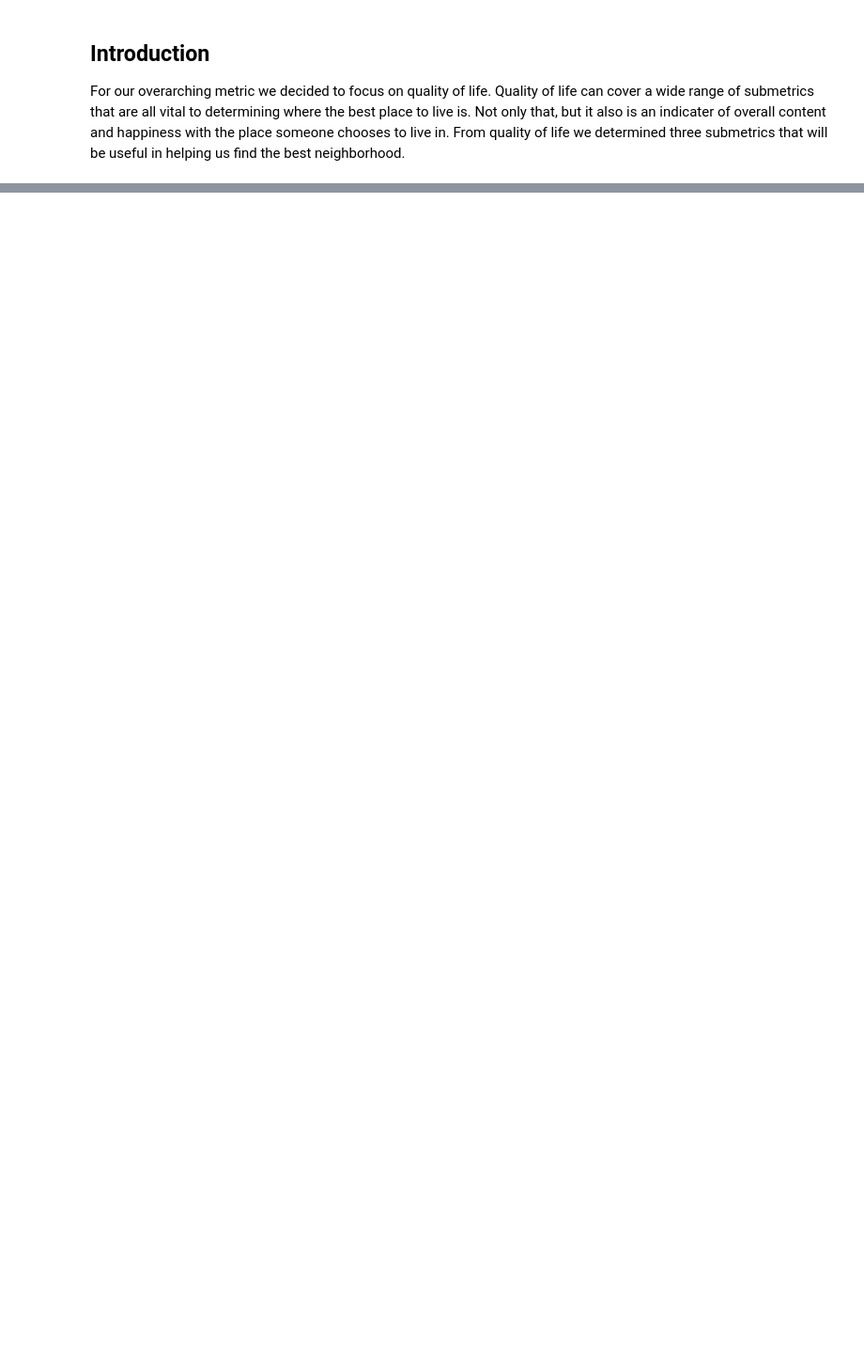
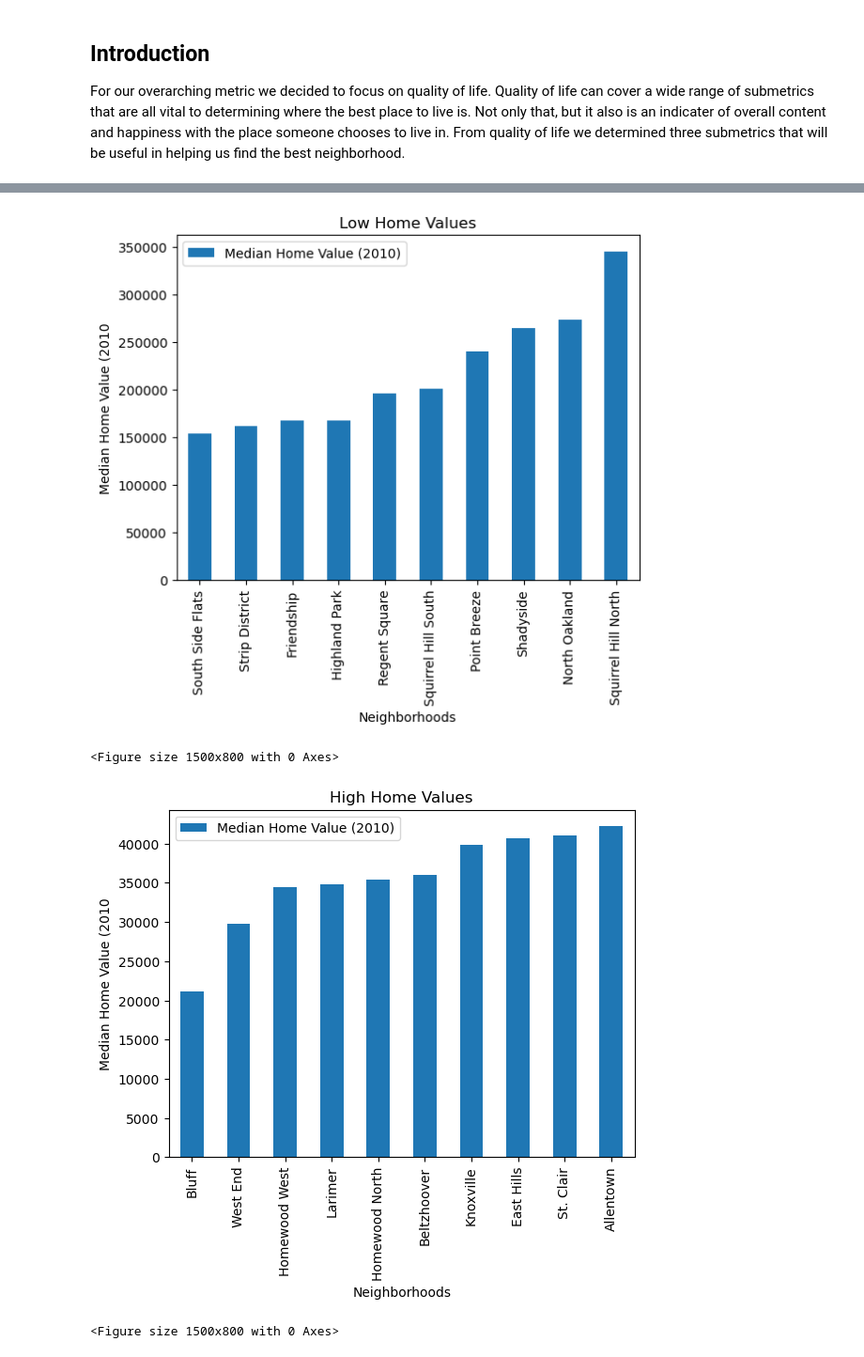
Before and after one commit to nschaab2005/CMPINF-0010-Final-Project, a Jupyter notebook: Presentation-Final.ipynb, the cells around one changed output, grey strips where cells are left out. Shown at 94% size. Drawn from its saved outputs; the diff is of its cells as text; code cells hidden in the pictures; blank space fills up the shorter version.

```diff
--- a/Presentation-Final.ipynb
+++ b/Presentation-Final.ipynb
@@ -26,0 +44,12 @@ Loser: Central Business District
+# %%
+import pandas as pd
+import matplotlib.pyplot as plt
+
+snap_data = pd.read_csv("pitt_snap_data.csv") #load data
+home_value_data = snap_data.iloc[:, [1, 22]] #grab the columns 'neighborhood' and 'median home value (2010)'
+filtered_data = home_value_data.dropna(subset = ['Median Home Value (2010)']) #get rid of NaN values
+filtered_data['Median Home Value (2010)'] = pd.to_numeric(
+    filtered_data['Median Home Value (2010)'].str.replace(',', '').str.strip("$"),
+    errors="coerce")
+
+filtered_data = filtered_data.sort_values('Median Home Value (2010)')
@@ -26,0 +62,21 @@ Loser: Central Business District
+# %%
+filtered_data.tail(10).plot(x = 'Neighborhood', kind = 'bar', title = 'Low Home Values')
+plt.xlabel('Neighborhoods')
+plt.ylabel('Median Home Value (2010')
+plt.figure(figsize=(15, 8))
+plt.show()
+filtered_data.head(10).plot(x = 'Neighborhood', kind = 'bar', title = "High Home Values")
+plt.xlabel('Neighborhoods')
+plt.ylabel('Median Home Value (2010')
+plt.figure(figsize=(15, 8))
+plt.show()
+filtered_data.iloc[30:60].plot(x = 'Neighborhood', kind = 'bar', title = "Good Home Values")
+plt.xlabel('Neighborhoods')
+plt.ylabel('Median Home Value (2010')
+plt.figure(figsize=(15, 8))
+plt.show()
+# %% [output]
+[figure, added]
+<Figure size 1500x800 with 0 Axes>
+[figure, added]
+<Figure size 1500x800 with 0 Axes>
```
Also changed, not shown: parts of 9 cells of this notebook.
